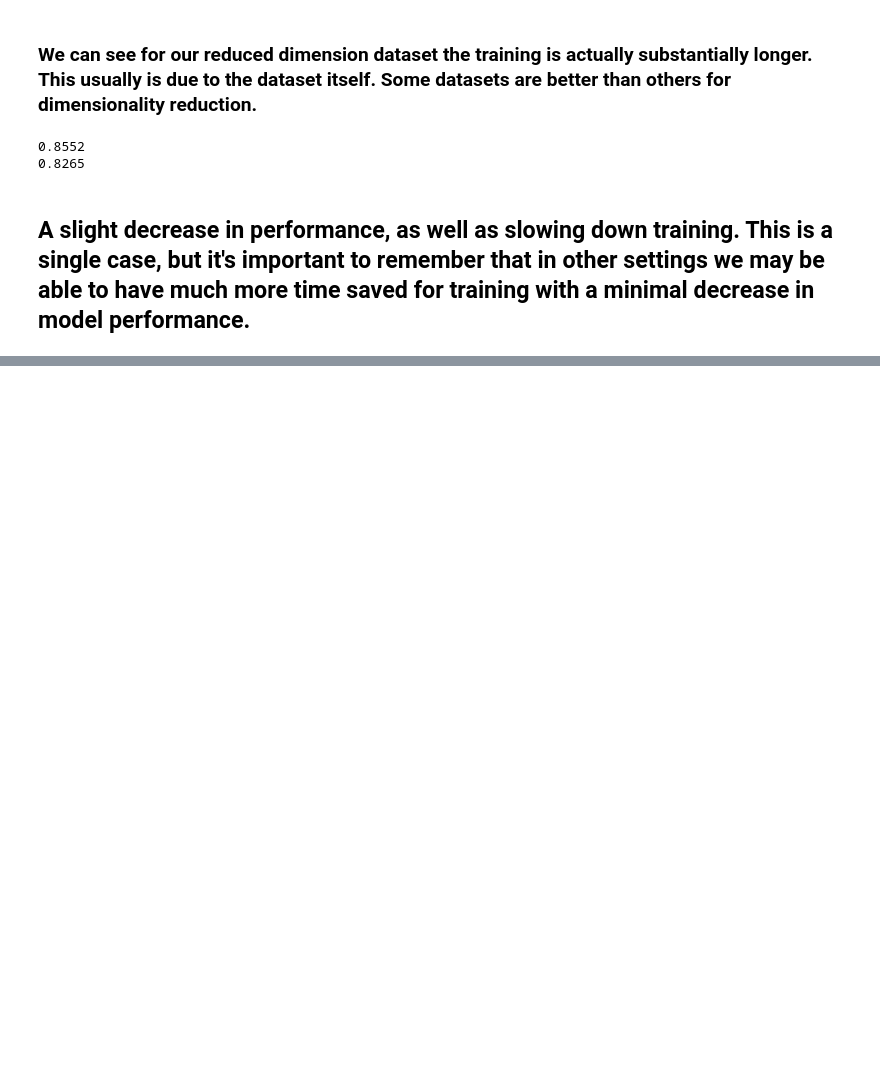
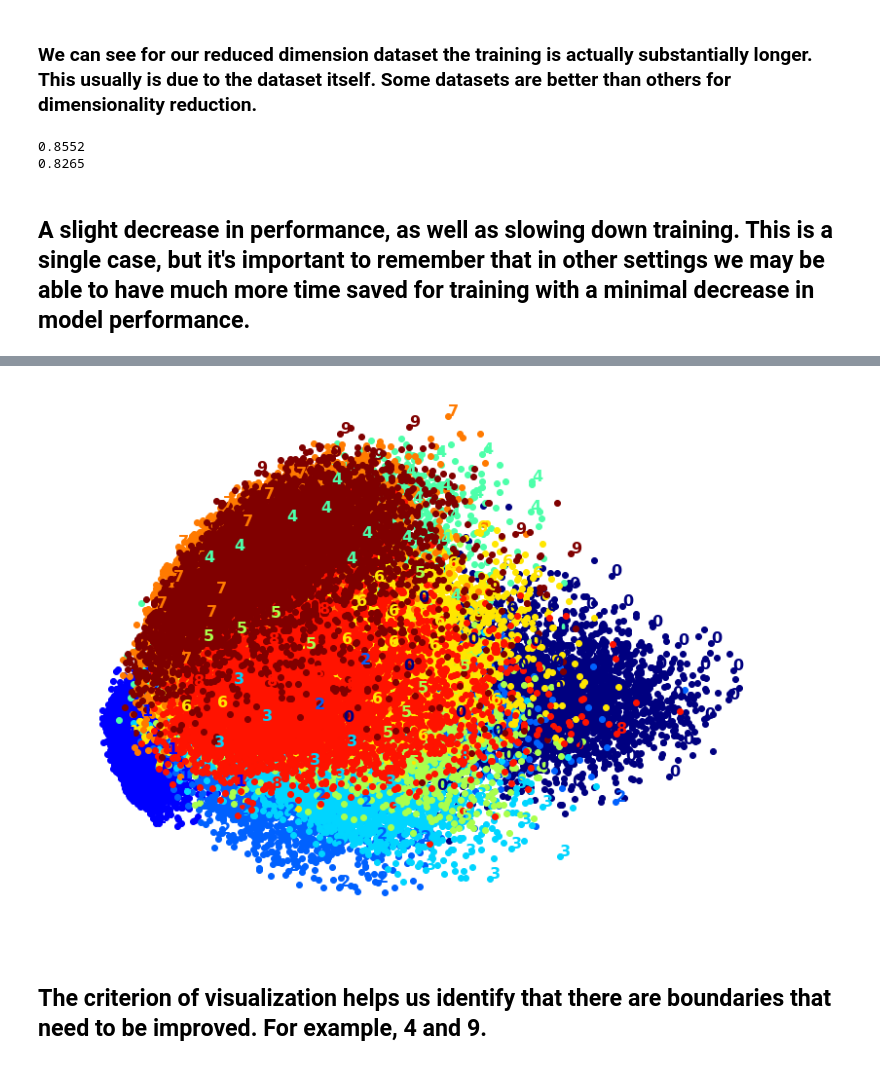
Before and after one commit to davejscott/Machine-learning-w-tensorflow-python, a Jupyter notebook: Dimensionality reduction with PCA and random forest classification on MNIST.ipynb, the cells around one changed output, grey strips where cells are left out. Drawn from its saved outputs; the diff is of its cells as text; code cells hidden in the pictures; blank space fills up the shorter version.

```diff
--- a/Dimensionality reduction with PCA and random forest classification on MNIST.ipynb
+++ b/Dimensionality reduction with PCA and random forest classification on MNIST.ipynb
@@ -70,0 +150,35 @@ print(accuracy_score(y_pred2, y_test))
+# %%
+def plot_digits(X, y, min_distance=0.05, images=None, figsize=(13, 10)):
+    # Let's scale the input features so that they range from 0 to 1
+    X_normalized = MinMaxScaler().fit_transform(X)
+    # Now we create the list of coordinates of the digits plotted so far.
+    # We pretend that one is already plotted far away at the start, to
+    # avoid `if` statements in the loop below
+    neighbors = np.array([[10., 10.]])
+    # The rest should be self-explanatory
+    plt.figure(figsize=figsize)
+    cmap = mpl.cm.get_cmap("jet")
+    digits = np.unique(y)
+    for digit in digits:
+        plt.scatter(X_normalized[y == digit, 0], X_normalized[y == digit, 1], c=[cmap(digit / 9)])
+    plt.axis("off")
+    ax = plt.gcf().gca()  # get current axes in current figure
+    for index, image_coord in enumerate(X_normalized):
+        closest_distance = np.linalg.norm(np.array(neighbors) - image_coord, axis=1).min()
+        if closest_distance > min_distance:
+            neighbors = np.r_[neighbors, [image_coord]]
+            if images is None:
+                plt.text(image_coord[0], image_coord[1], str(int(y[index])),
+                         color=cmap(y[index] / 9), fontdict={"weight": "bold", "size": 16})
+            else:
+                image = images[index].reshape(28, 28)
+                imagebox = AnnotationBbox(OffsetImage(image, cmap="binary"), image_coord)
+                ax.add_artist(imagebox)
+from sklearn.preprocessing import MinMaxScaler
+import matplotlib as mpl
+# %%
+plot_digits(X_reduced, y_train)
+# %% [output]
+[figure, added]
+# %% [markdown]
+## The criterion of visualization helps us identify that there are boundaries that need to be improved. For example, 4 and 9.
```
Also changed, not shown: parts of 12 cells of this notebook.
